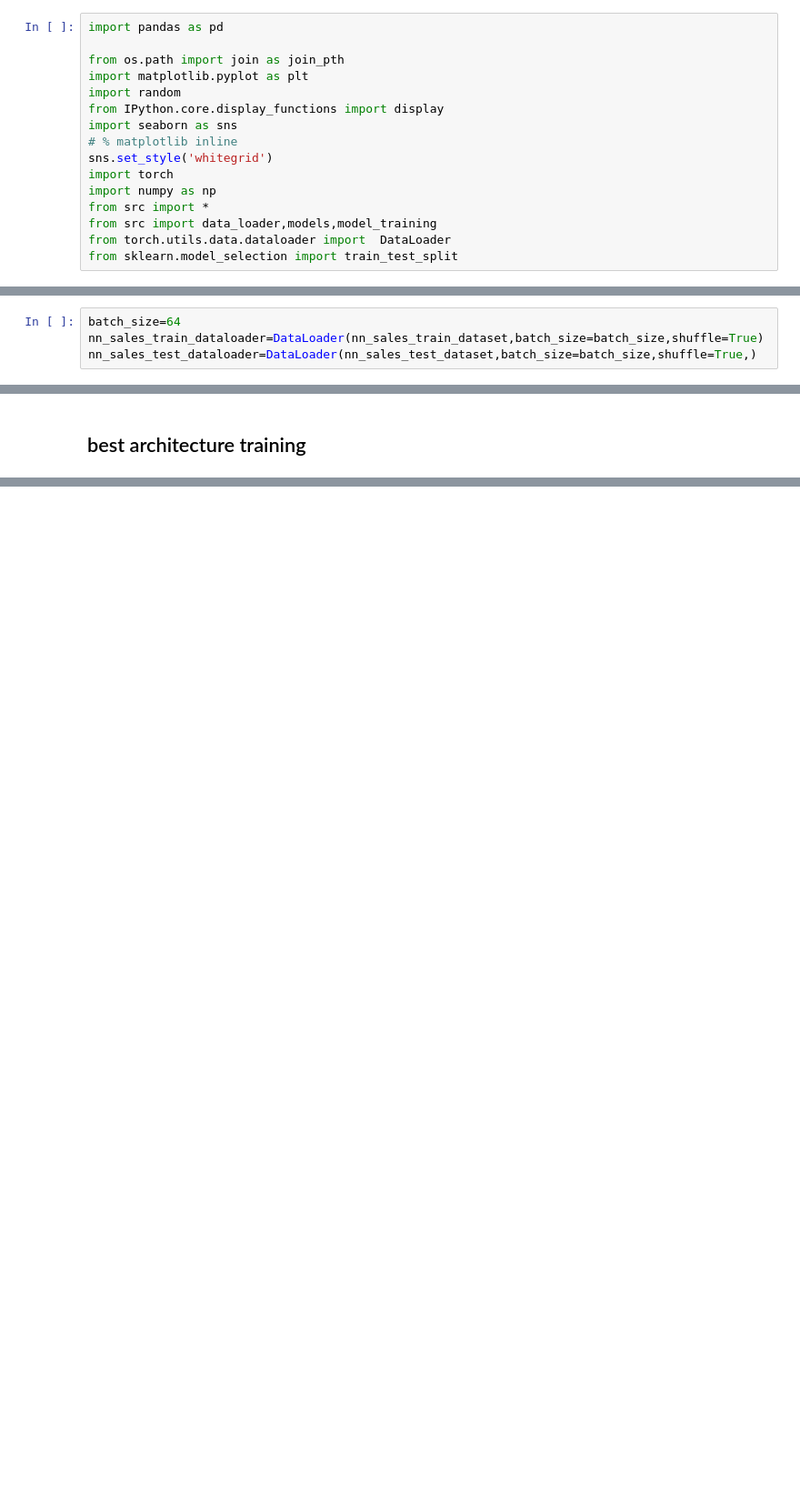
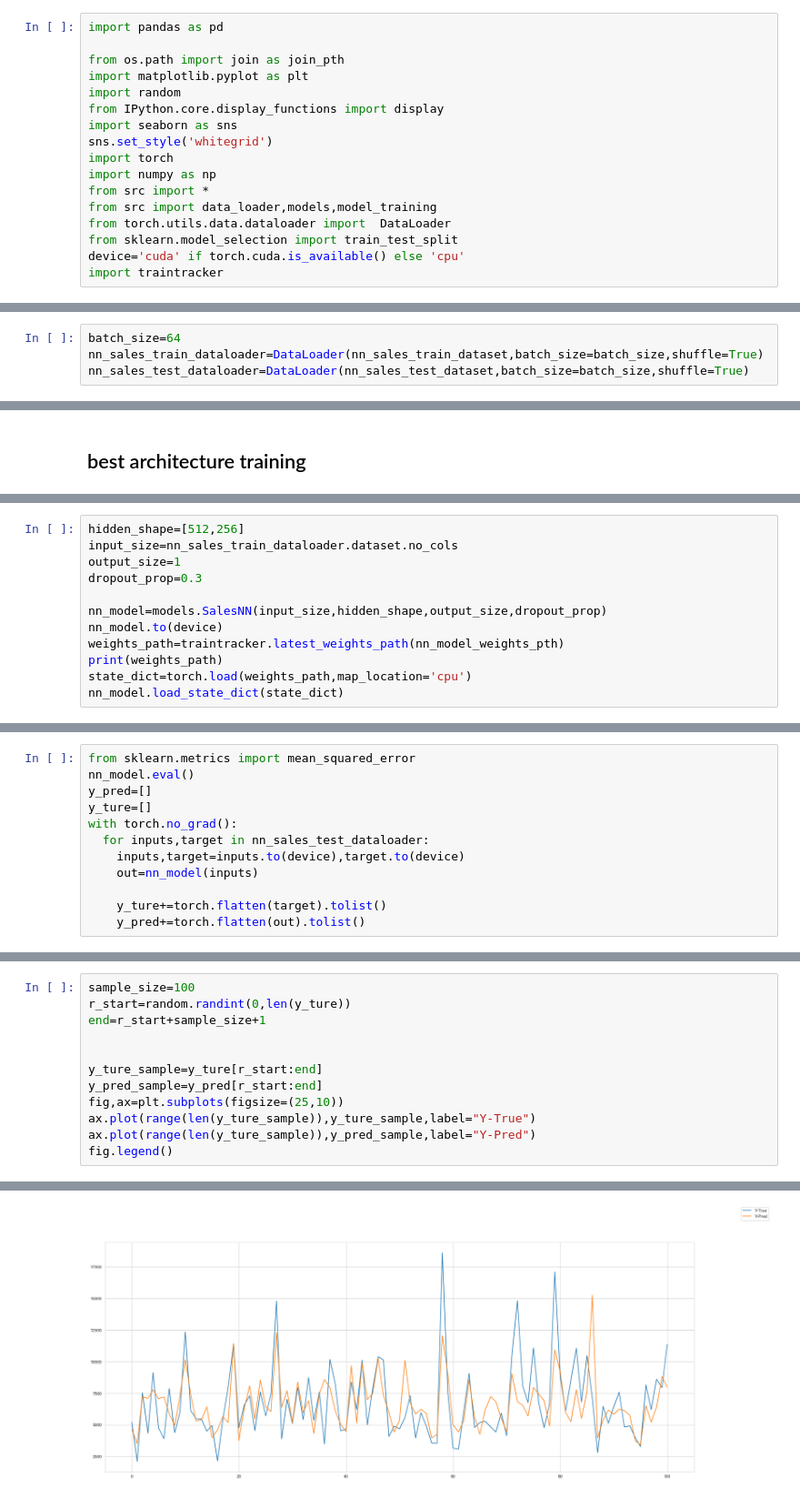
Before and after one commit to ahmedbadr97/Rossmann-Store-Sales, a Jupyter notebook: notebooks/model_training.ipynb, the cells around one changed output, grey strips where cells are left out. Shown: that part at 91% size. Cells and saved outputs as stored; diff of their text form; blank space fills up the shorter version.

```diff
--- a/notebooks/model_training.ipynb
+++ b/notebooks/model_training.ipynb
@@ -8,7 +8,6 @@ import matplotlib.pyplot as plt
 import random
 from IPython.core.display_functions import display
 import seaborn as sns
-# % matplotlib inline
 sns.set_style('whitegrid')
 import torch
 import numpy as np
@@ -16,4 +15,6 @@ from src import *
 from src import data_loader,models,model_training
 from torch.utils.data.dataloader import  DataLoader
 from sklearn.model_selection import train_test_split
+device='cuda' if torch.cuda.is_available() else 'cpu'
+import traintracker
 # %%
@@ -204,7 +204,7 @@ NameError: name 'merge_prep' is not defined
 # %%
 batch_size=64
 nn_sales_train_dataloader=DataLoader(nn_sales_train_dataset,batch_size=batch_size,shuffle=True)
-nn_sales_test_dataloader=DataLoader(nn_sales_test_dataset,batch_size=batch_size,shuffle=True,)
+nn_sales_test_dataloader=DataLoader(nn_sales_test_dataset,batch_size=batch_size,shuffle=True)
 # %%
 # Data loader testing
 dataloader_iter=iter(nn_sales_train_dataloader)
@@ -325,0 +400,12 @@ merge_prep
+# %%
+hidden_shape=[512,256]
+input_size=nn_sales_train_dataloader.dataset.no_cols
+output_size=1
+dropout_prop=0.3
+
+nn_model=models.SalesNN(input_size,hidden_shape,output_size,dropout_prop)
+nn_model.to(device)
+weights_path=traintracker.latest_weights_path(nn_model_weights_pth)
+print(weights_path)
+state_dict=torch.load(weights_path,map_location='cpu')
+nn_model.load_state_dict(state_dict)
@@ -325,0 +415,12 @@ merge_prep
+# %%
+from sklearn.metrics import mean_squared_error
+nn_model.eval()
+y_pred=[]
+y_ture=[]
+with torch.no_grad():
+  for inputs,target in nn_sales_test_dataloader:
+    inputs,target=inputs.to(device),target.to(device)
+    out=nn_model(inputs)
+
+    y_ture+=torch.flatten(target).tolist()
+    y_pred+=torch.flatten(out).tolist()
@@ -325,0 +434,13 @@ merge_prep
+# %%
+sample_size=100
+r_start=random.randint(0,len(y_ture))
+end=r_start+sample_size+1
+
+
+y_ture_sample=y_ture[r_start:end]
+y_pred_sample=y_pred[r_start:end]
+fig,ax=plt.subplots(figsize=(25,10))
+ax.plot(range(len(y_ture_sample)),y_ture_sample,label="Y-True")
+ax.plot(range(len(y_ture_sample)),y_pred_sample,label="Y-Pred")
+fig.legend()
+# %% [output]
@@ -325,0 +448 @@ merge_prep
+[figure, added]
```
Also changed, not shown: parts of 20 cells of this notebook, 35 other files.
